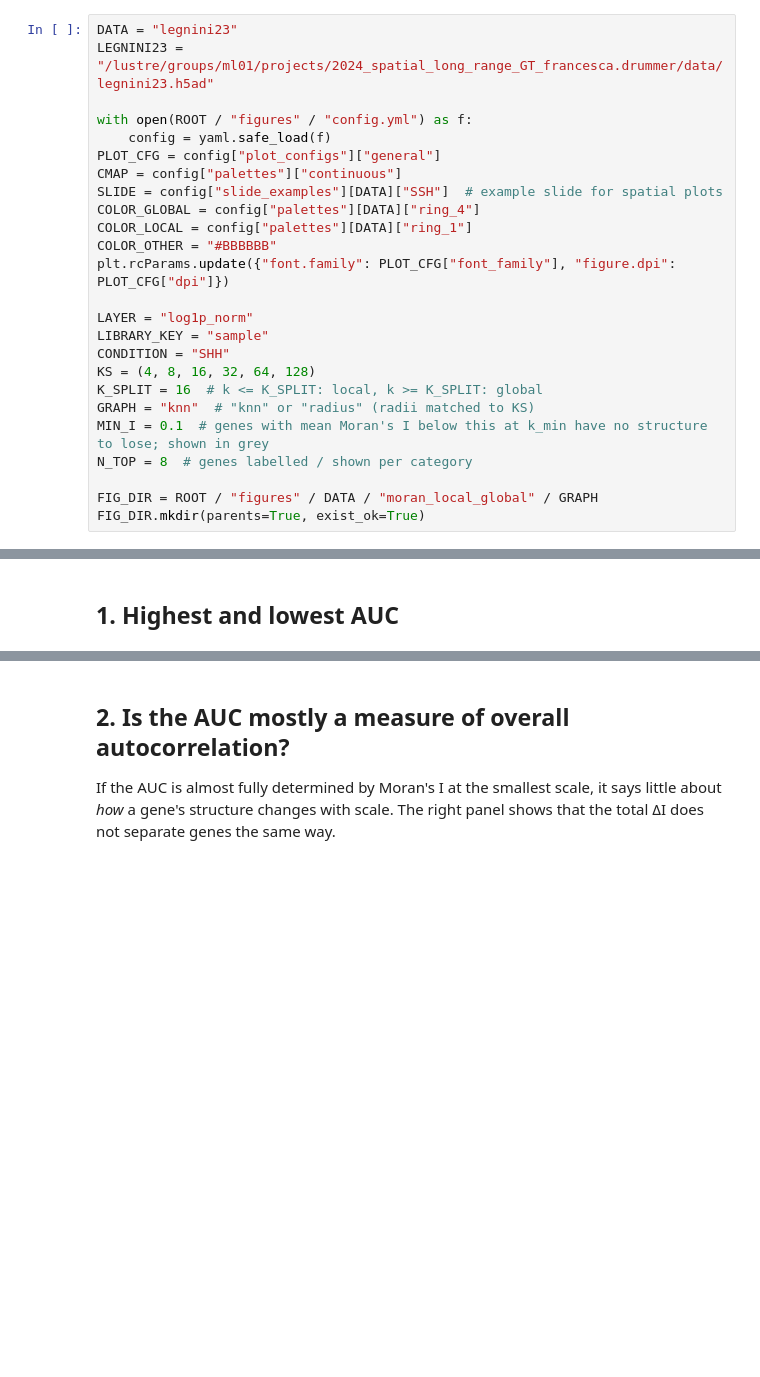
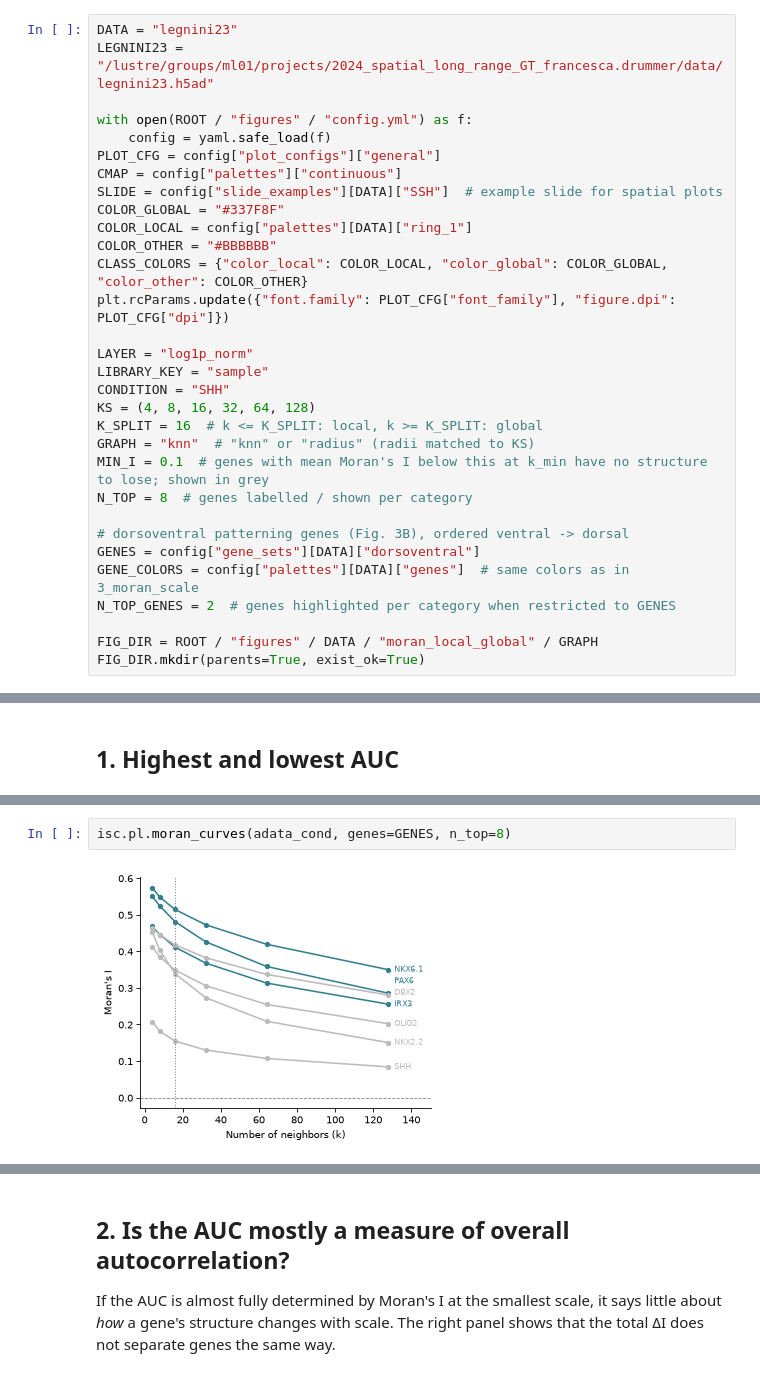
Before and after one commit to theislab/InterScale_reproducibility, a Jupyter notebook: notebooks/legnini_23/3b_moran_local_global.ipynb, the cells around one changed output, grey strips where cells are left out. Drawn from its saved outputs; the diff is of its cells as text; blank space fills up the shorter version.

```diff
--- a/notebooks/legnini_23/3b_moran_local_global.ipynb
+++ b/notebooks/legnini_23/3b_moran_local_global.ipynb
@@ -50,9 +51,10 @@ with open(ROOT / "figures" / "config.yml") as f:
 PLOT_CFG = config["plot_configs"]["general"]
 CMAP = config["palettes"]["continuous"]
 SLIDE = config["slide_examples"][DATA]["SSH"]  # example slide for spatial plots
-COLOR_GLOBAL = config["palettes"][DATA]["ring_4"]
+COLOR_GLOBAL = "#337F8F"
 COLOR_LOCAL = config["palettes"][DATA]["ring_1"]
 COLOR_OTHER = "#BBBBBB"
+CLASS_COLORS = {"color_local": COLOR_LOCAL, "color_global": COLOR_GLOBAL, "color_other": COLOR_OTHER}
 plt.rcParams.update({"font.family": PLOT_CFG["font_family"], "figure.dpi": PLOT_CFG["dpi"]})
 
 LAYER = "log1p_norm"
@@ -64,6 +66,11 @@ GRAPH = "knn"  # "knn" or "radius" (radii matched to KS)
 MIN_I = 0.1  # genes with mean Moran's I below this at k_min have no structure to lose; shown in grey
 N_TOP = 8  # genes labelled / shown per category
 
+# dorsoventral patterning genes (Fig. 3B), ordered ventral -> dorsal
+GENES = config["gene_sets"][DATA]["dorsoventral"]
+GENE_COLORS = config["palettes"][DATA]["genes"]  # same colors as in 3_moran_scale
+N_TOP_GENES = 2  # genes highlighted per category when restricted to GENES
+
 FIG_DIR = ROOT / "figures" / DATA / "moran_local_global" / GRAPH
 FIG_DIR.mkdir(parents=True, exist_ok=True)
 # %% [markdown]
@@ -106,3 +144,7 @@ display(stats.round(3).head(10))
+# %%
+isc.pl.moran_curves(adata_cond, genes=GENES, n_top=8)
+# %% [output]
+[figure, added]
 # %%
 def label_points(ax, x, y, labels, fontsize=7, **kw):
     for xi, yi, lab in zip(x, y, labels):
```
Also changed, not shown: parts of 15 cells of this notebook, 32 other files.
